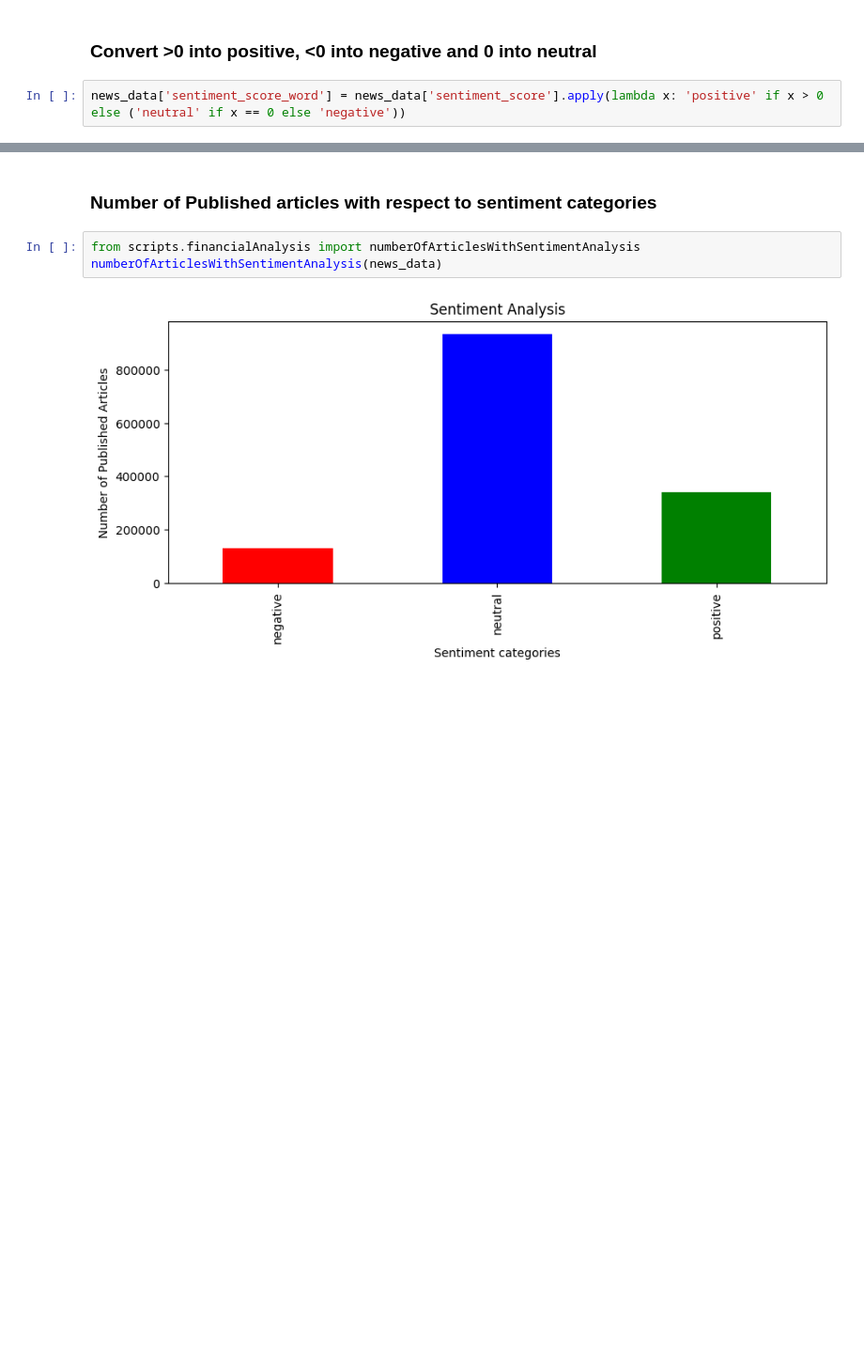
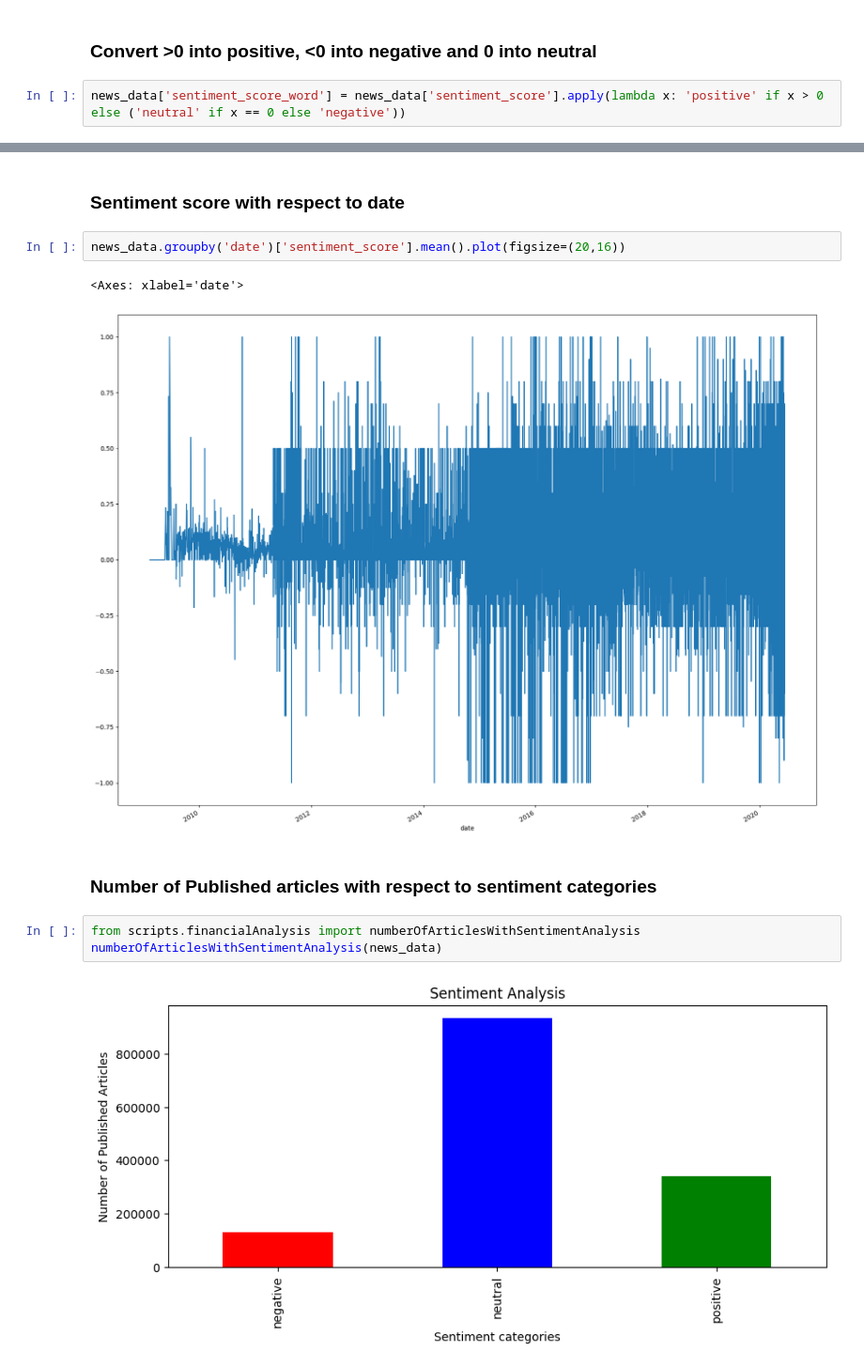
Before and after one commit to GuleWako/10Academy-Week-1-Financial-News-and-Stock-Price-Integration-Analysis, a Jupyter notebook: notebooks/newsAndStockPrice.ipynb, the cells around one changed output, grey strips where cells are left out. Shown at 94% size. Saved outputs shown, nothing was run; the diff lists cells and outputs as text; blank space fills up the shorter version.

```diff
--- a/notebooks/newsAndStockPrice.ipynb
+++ b/notebooks/newsAndStockPrice.ipynb
@@ -158,6 +162,13 @@ news_data.head()
 | 2 | 2 | 71 Biggest Movers From Friday | https://www.benzinga.com/news/20/... | Lisa Levin | 2020-05-26 08:30:07+00:00 | A | 0.0 | neutral |
 | 3 | 3 | 46 Stocks Moving In Friday's Mid-... | https://www.benzinga.com/news/20/... | Lisa Levin | 2020-05-22 16:45:06+00:00 | A | 0.0 | neutral |
 | 4 | 4 | B of A Securities Maintains Neutr... | https://www.benzinga.com/news/20/... | Vick Meyer | 2020-05-22 15:38:59+00:00 | A | 0.0 | neutral |
+# %% [markdown]
+### Sentiment score with respect to date
+# %%
+news_data.groupby('date')['sentiment_score'].mean().plot(figsize=(20,16))
+# %% [output]
+<Axes: xlabel='date'>
+[figure, added]
 # %% [markdown]
 ### Number of Published articles with respect to sentiment categories
 # %%
```
Also changed, not shown: parts of 28 cells of this notebook, 2 other files.
